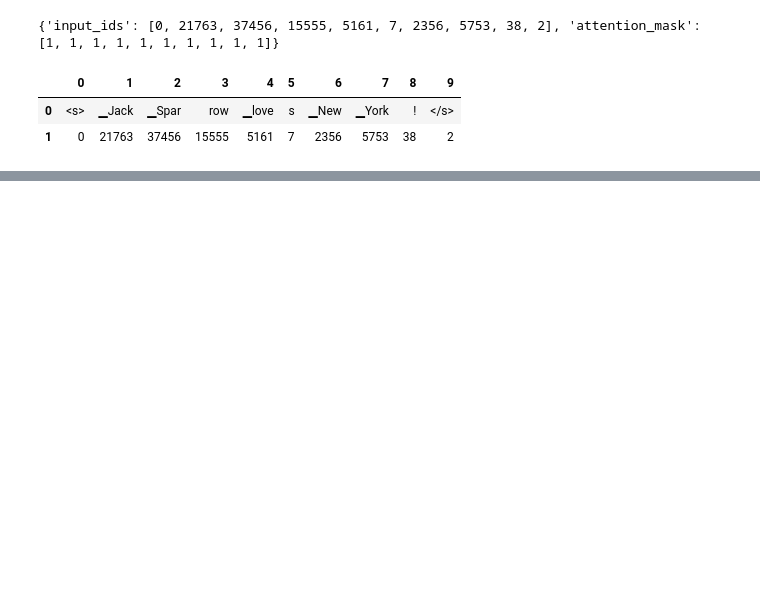
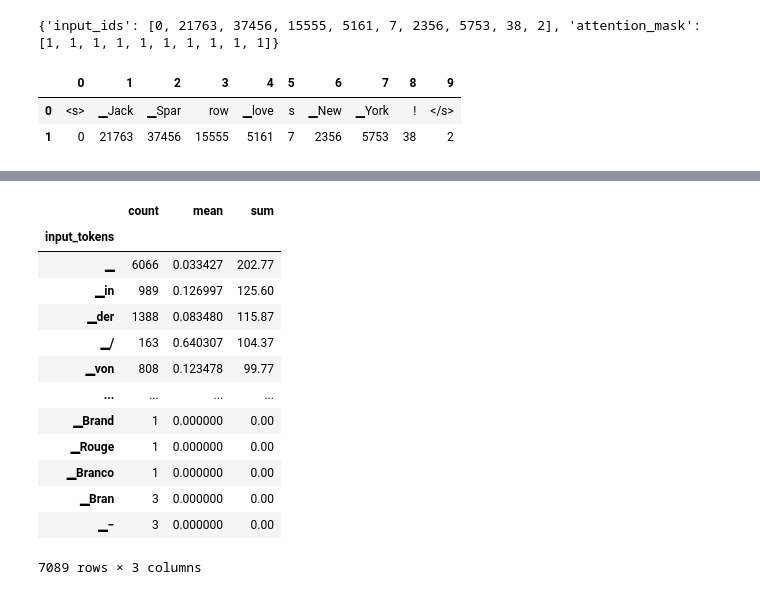
Before and after one commit to rlid/nlpwt, a Jupyter notebook: ch4.ipynb, the cells around one changed output, grey strips where cells are left out. Saved outputs shown, nothing was run; the diff lists cells and outputs as text; code cells hidden in the pictures; blank space fills up the shorter version.

```diff
--- a/ch4.ipynb
+++ b/ch4.ipynb
@@ -360,0 +499,16 @@ pd.DataFrame([x1, x2, y1, y2])
+# %%
+from torch.nn.functional import cross_entropy
+
+def forward_pass_with_label(batch):
+    features = [dict(zip(batch, row)) for row in zip(*batch.values())]
+    batch = data_collator(features)
+    input_ids = batch['input_ids'].to(device)
+    attention_mask = batch['attention_mask'].to(device)
+    labels = batch['labels'].to(device)
+    with torch.no_grad():
+        output = trainer.model(input_ids, attention_mask)
+        y_hat = torch.argmax(output.logits, axis=-1).cpu().numpy()
+    loss = cross_entropy(output.logits.view(-1, 7), labels.view(-1), reduction='none')
+    loss = loss.view(len(input_ids), -1).cpu().numpy()
+
+    return {'loss': loss, 'predicted_label': y_hat}
@@ -360,0 +556,22 @@ pd.DataFrame([x1, x2, y1, y2])
+# %%
+(
+    df_tokens.groupby('input_tokens')[['loss']]
+    .agg(['count', 'mean', 'sum'])
+    .droplevel(level=0, axis=1)
+    .sort_values(by='sum', ascending=False)
+)
+# %% [output]
+|  | count | mean | sum |
+| input_tokens |  |  |  |
+| ▁ | 6066 | 0.033427 | 202.77 |
+| ▁in | 989 | 0.126997 | 125.60 |
+| ▁der | 1388 | 0.083480 | 115.87 |
+| ▁/ | 163 | 0.640307 | 104.37 |
+| ▁von | 808 | 0.123478 | 99.77 |
+| ... | ... | ... | ... |
+| ▁Brand | 1 | 0.000000 | 0.00 |
+| ▁Rouge | 1 | 0.000000 | 0.00 |
+| ▁Branco | 1 | 0.000000 | 0.00 |
+| ▁Bran | 3 | 0.000000 | 0.00 |
+| ▁− | 3 | 0.000000 | 0.00 |
+7089 rows × 3 columns
```
Also changed, not shown: parts of 23 cells of this notebook, 1 other file.
